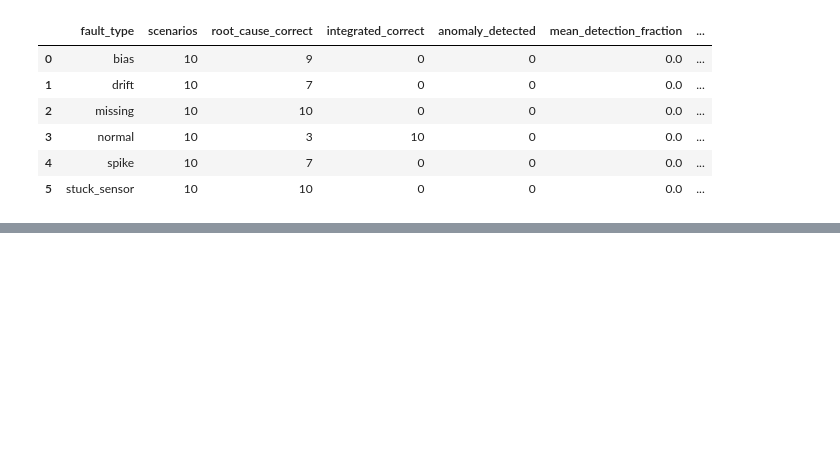
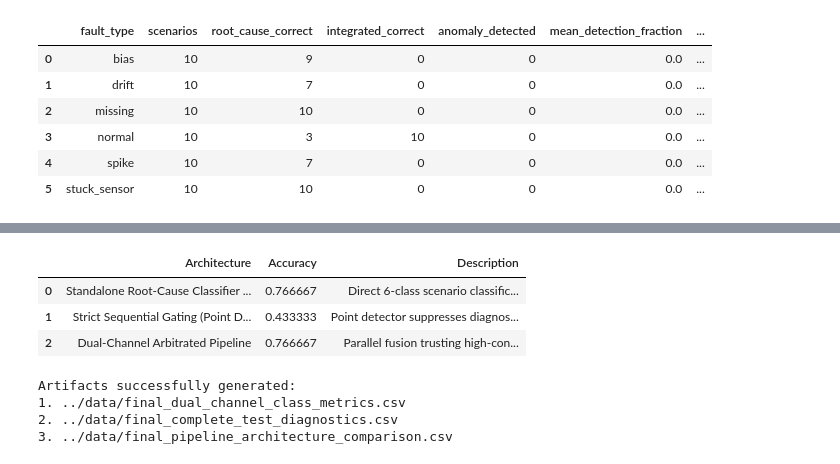
Before and after one commit to Ritesh189646/SIH_SOLUTION_73, a Jupyter notebook: notebooks/05_root_cause_classification.ipynb, the cells around one changed output, grey strips where cells are left out. Drawn from its saved outputs; the diff is of its cells as text; code cells hidden in the pictures; blank space fills up the shorter version.

```diff
--- a/notebooks/05_root_cause_classification.ipynb
+++ b/notebooks/05_root_cause_classification.ipynb
@@ -5333,0 +5309,65 @@ y_pred_check
+# %%
+# Save final metrics comparing all three operational configurations
+system_comparison = pd.DataFrame({
+    "Architecture": [
+        "Standalone Root-Cause Classifier (V2)",
+        "Strict Sequential Gating (Point Detector -> Classifier)",
+        "Dual-Channel Arbitrated Pipeline"
+    ],
+    "Accuracy": [
+        root_cause_accuracy,
+        integrated_accuracy,
+        arbitrated_acc
+    ],
+    "Description": [
+        "Direct 6-class scenario classification using temporal features",
+        "Point detector suppresses diagnosis if no instantaneous outlier is flagged",
+        "Parallel fusion trusting high-confidence temporal faults + anomaly confirmation"
+    ]
+})
+
+system_comparison.to_csv("../data/final_pipeline_architecture_comparison.csv", index=False)
+display(system_comparison)
+# %% [output]
+|  | Architecture | Accuracy | Description |
+| 0 | Standalone Root-Cause Classifier ... | 0.766667 | Direct 6-class scenario classific... |
+| 1 | Strict Sequential Gating (Point D... | 0.433333 | Point detector suppresses diagnos... |
+| 2 | Dual-Channel Arbitrated Pipeline | 0.766667 | Parallel fusion trusting high-con... |
+# %%
+# -------------------------------------------------------------
+# Generate and Save Final Operational Metrics
+# -------------------------------------------------------------
+from sklearn.metrics import precision_recall_fscore_support
+
+metrics_per_class = []
+precision, recall, f1, support = precision_recall_fscore_support(
+    integrated_test["fault_type"],
+    integrated_test["arbitrated_prediction"],
+    labels=fault_order,
+    zero_division=0
+)
+
+for idx, fault in enumerate(fault_order):
+    metrics_per_class.append({
+        "fault_type": fault,
+        "precision": precision[idx],
+        "recall": recall[idx],
+        "f1_score": f1[idx],
+        "support": support[idx]
+    })
+
+final_metrics_df = pd.DataFrame(metrics_per_class)
+final_metrics_df.to_csv("../data/final_dual_channel_class_metrics.csv", index=False)
+
+# Save test predictions with all arbitration channels
+integrated_test.to_csv("../data/final_complete_test_diagnostics.csv", index=False)
+
+print("Artifacts successfully generated:")
+print("1. ../data/final_dual_channel_class_metrics.csv")
+print("2. ../data/final_complete_test_diagnostics.csv")
+print("3. ../data/final_pipeline_architecture_comparison.csv")
+# %% [output]
+Artifacts successfully generated:
+1. ../data/final_dual_channel_class_metrics.csv
+2. ../data/final_complete_test_diagnostics.csv
+3. ../data/final_pipeline_architecture_comparison.csv
```
Also changed, not shown: parts of 14 cells of this notebook, 10 other files.
